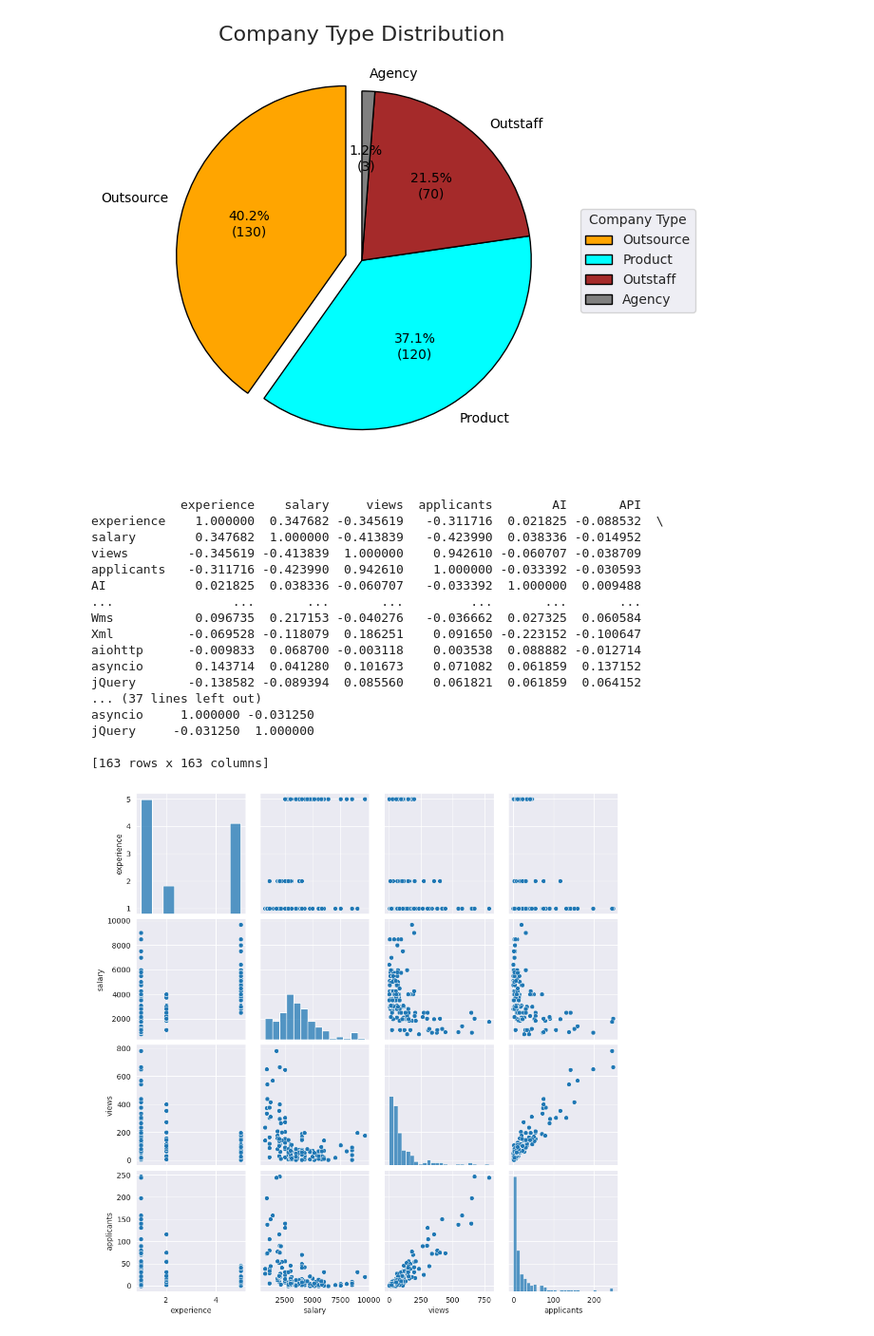
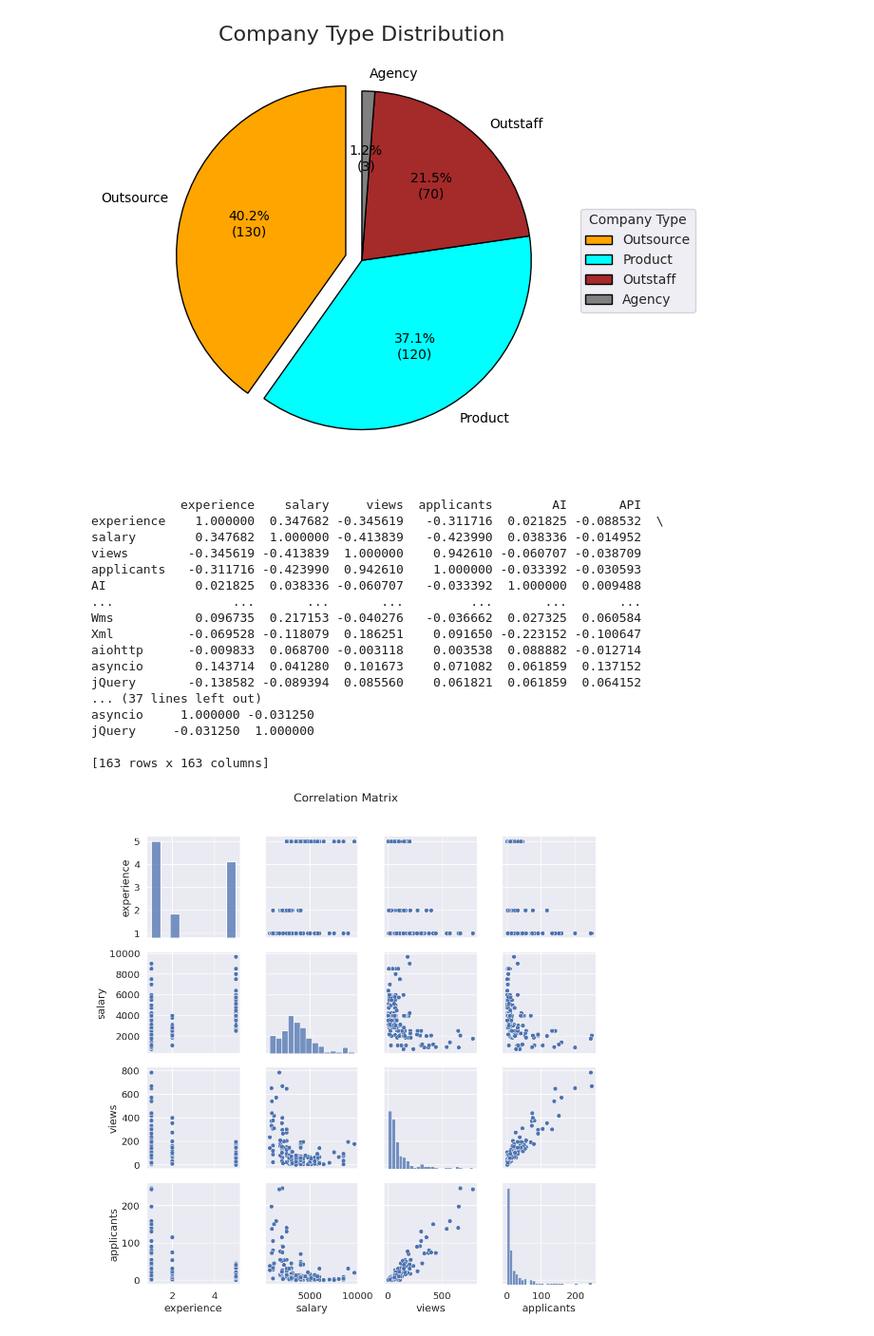
Before and after one commit to SergiiMachulin/djinni-technologies-statistics, a Jupyter notebook: vacancies_analysis.ipynb, the cells around one changed output. Shown: that part at 95% size. Saved outputs shown, nothing was run; the diff lists cells and outputs as text; code cells hidden in the pictures.

Commit message:
Add title of pairplot in analysis file

```diff
--- a/vacancies_analysis.ipynb
+++ b/vacancies_analysis.ipynb
@@ -92,34 +92,43 @@ def extract_experience(title):
         return 2
     else:
         return 1
 
 df["experience"] = df["title"].apply(extract_experience)
 technologies = df["technologies"].str.join("|").str.get_dummies()
 df = pd.concat([df, technologies], axis=1)
 correlation = df[["experience", "salary", "views", "applicants"] + list(technologies.columns)].corr()
 print(correlation)
 
-sns.pairplot(df, vars=["experience", "salary", "views", "applicants"], kind="scatter")
-plt.show()
+sns.set(font_scale=1.2)
+pairplot = sns.pairplot(
+    df,
+    vars=["experience", "salary", "views", "applicants"],
+    kind="scatter"
+)
+pairplot.fig.suptitle("Correlation Matrix", y=1.02, fontsize=16)
+plt.tight_layout()
+
 image_path = os.path.join(output_dir, "pairplot", f"pairplot-{today}.png")
 os.makedirs(os.path.dirname(image_path), exist_ok=True)
-sns.pairplot(df, vars=["experience", "salary", "views", "applicants"], kind="scatter").savefig(image_path)
+pairplot.savefig(image_path)
+
+plt.show()
 # %% [output]
             experience    salary     views  applicants        AI       API
 experience    1.000000  0.347682 -0.345619   -0.311716  0.021825 -0.088532  \
 salary        0.347682  1.000000 -0.413839   -0.423990  0.038336 -0.014952
 views        -0.345619 -0.413839  1.000000    0.942610 -0.060707 -0.038709
 applicants   -0.311716 -0.423990  0.942610    1.000000 -0.033392 -0.030593
 AI            0.021825  0.038336 -0.060707   -0.033392  1.000000  0.009488
 ...                ...       ...       ...         ...       ...       ...
 Wms           0.096735  0.217153 -0.040276   -0.036662  0.027325  0.060584
 Xml          -0.069528 -0.118079  0.186251    0.091650 -0.223152 -0.100647
 aiohttp      -0.009833  0.068700 -0.003118    0.003538  0.088882 -0.012714
 asyncio       0.143714  0.041280  0.101673    0.071082  0.061859  0.137152
 jQuery       -0.138582 -0.089394  0.085560    0.061821  0.061859  0.064152
 ... (37 lines left out)
 asyncio     1.000000 -0.031250
 jQuery     -0.031250  1.000000
 
 [163 rows x 163 columns]
-[figure, old version]
+[figure, new version]
```
Also changed, not shown: parts of 1 cell of this notebook.
